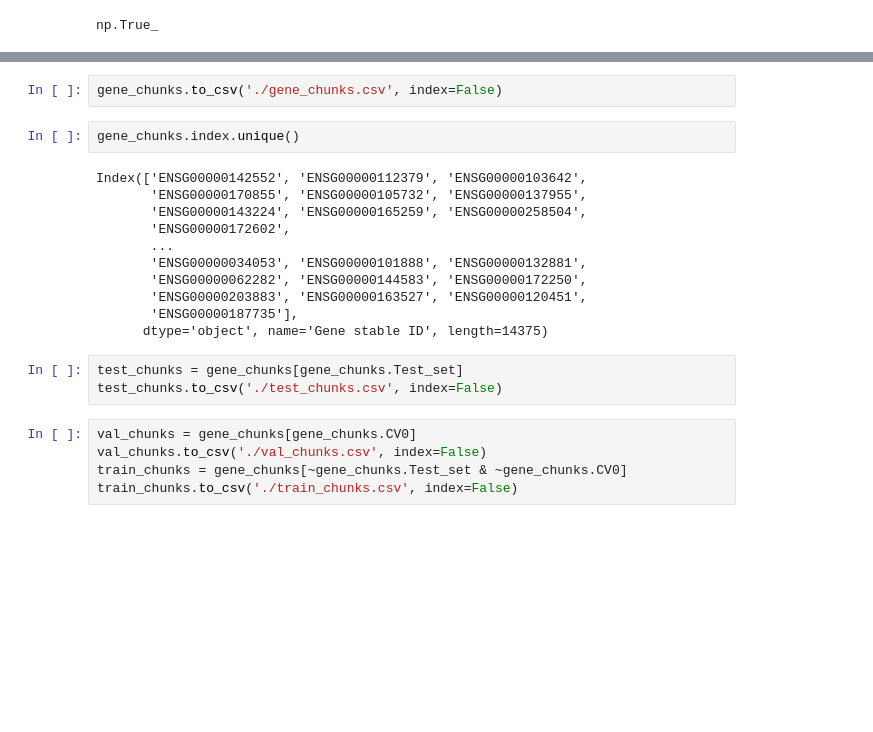
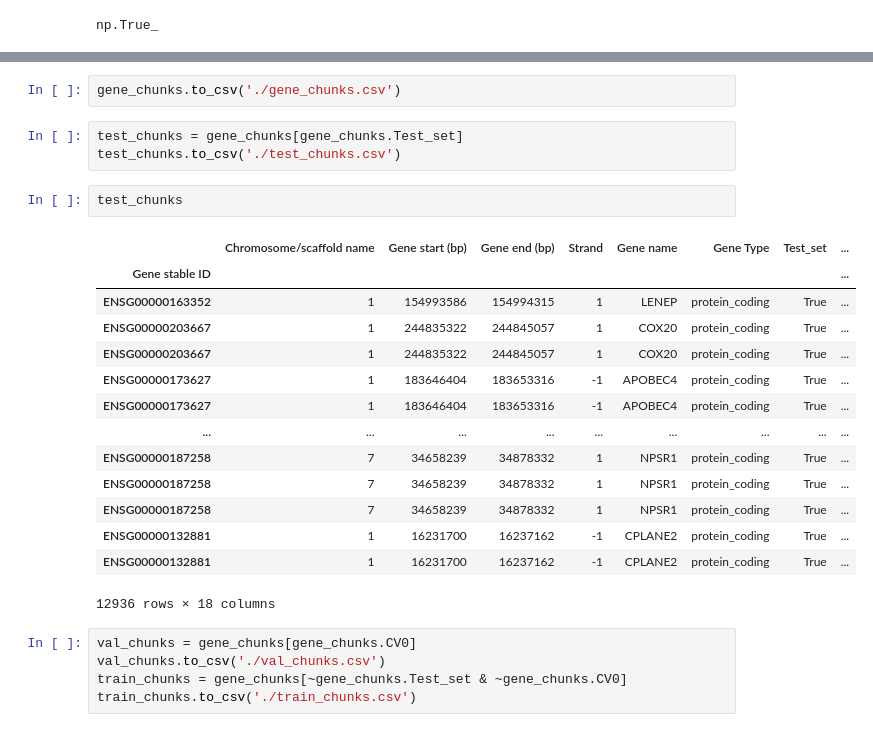
Before and after one commit to jackdesmarais/SAE_Hackathon, a Jupyter notebook: data/whole_genome/chunk_processing.ipynb, the cells around one changed output, grey strips where cells are left out. Saved outputs shown, nothing was run; the diff lists cells and outputs as text; blank space fills up the shorter version.

```diff
--- a/data/whole_genome/chunk_processing.ipynb
+++ b/data/whole_genome/chunk_processing.ipynb
@@ -142,23 +211,27 @@ True
 # %%
-gene_chunks.to_csv('./gene_chunks.csv', index=False)
+gene_chunks.to_csv('./gene_chunks.csv')
-# %%
-gene_chunks.index.unique()
-# %% [output]
-Index(['ENSG00000142552', 'ENSG00000112379', 'ENSG00000103642',
-       'ENSG00000170855', 'ENSG00000105732', 'ENSG00000137955',
-       'ENSG00000143224', 'ENSG00000165259', 'ENSG00000258504',
-       'ENSG00000172602',
-       ...
-       'ENSG00000034053', 'ENSG00000101888', 'ENSG00000132881',
-       'ENSG00000062282', 'ENSG00000144583', 'ENSG00000172250',
-       'ENSG00000203883', 'ENSG00000163527', 'ENSG00000120451',
-       'ENSG00000187735'],
-      dtype='object', name='Gene stable ID', length=14375)
 # %%
 test_chunks = gene_chunks[gene_chunks.Test_set]
-test_chunks.to_csv('./test_chunks.csv', index=False)
+test_chunks.to_csv('./test_chunks.csv')
+# %%
+test_chunks
+# %% [output]
+|  | Chromosome/scaffold name | Gene start (bp) | Gene end (bp) | Strand | Gene name | Gene Type | Test_set | ... |
+| Gene stable ID |  |  |  |  |  |  |  | ... |
+| ENSG00000163352 | 1 | 154993586 | 154994315 | 1 | LENEP | protein_coding | True | ... |
+| ENSG00000203667 | 1 | 244835322 | 244845057 | 1 | COX20 | protein_coding | True | ... |
+| ENSG00000203667 | 1 | 244835322 | 244845057 | 1 | COX20 | protein_coding | True | ... |
+| ENSG00000173627 | 1 | 183646404 | 183653316 | -1 | APOBEC4 | protein_coding | True | ... |
+| ENSG00000173627 | 1 | 183646404 | 183653316 | -1 | APOBEC4 | protein_coding | True | ... |
+| ... | ... | ... | ... | ... | ... | ... | ... | ... |
+| ENSG00000187258 | 7 | 34658239 | 34878332 | 1 | NPSR1 | protein_coding | True | ... |
+| ENSG00000187258 | 7 | 34658239 | 34878332 | 1 | NPSR1 | protein_coding | True | ... |
+| ENSG00000187258 | 7 | 34658239 | 34878332 | 1 | NPSR1 | protein_coding | True | ... |
+| ENSG00000132881 | 1 | 16231700 | 16237162 | -1 | CPLANE2 | protein_coding | True | ... |
+| ENSG00000132881 | 1 | 16231700 | 16237162 | -1 | CPLANE2 | protein_coding | True | ... |
+12936 rows × 18 columns
 # %%
 val_chunks = gene_chunks[gene_chunks.CV0]
-val_chunks.to_csv('./val_chunks.csv', index=False)
+val_chunks.to_csv('./val_chunks.csv')
 train_chunks = gene_chunks[~gene_chunks.Test_set & ~gene_chunks.CV0]
-train_chunks.to_csv('./train_chunks.csv', index=False)
+train_chunks.to_csv('./train_chunks.csv')
```
Also changed, not shown: parts of 13 cells of this notebook.
